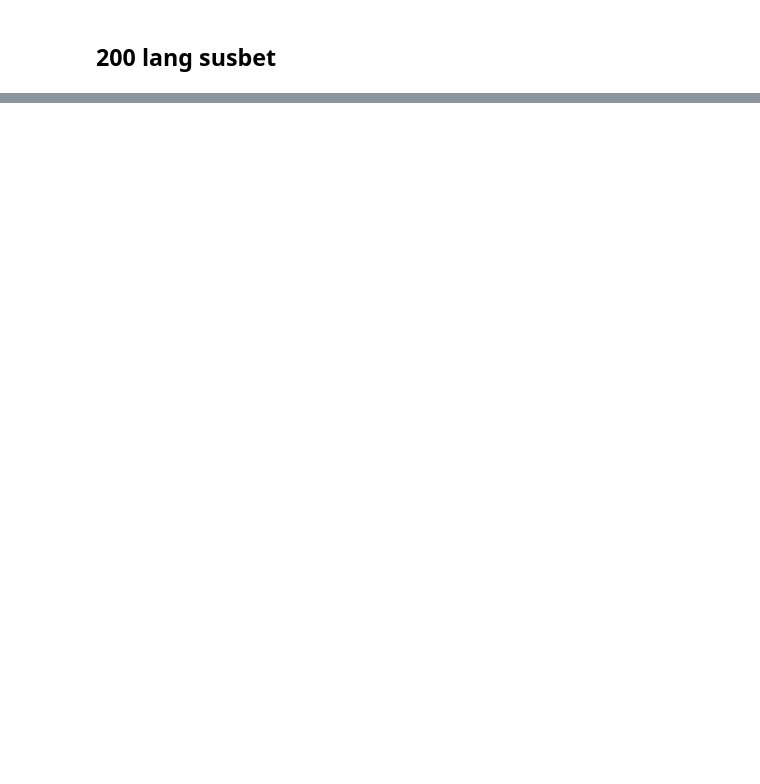
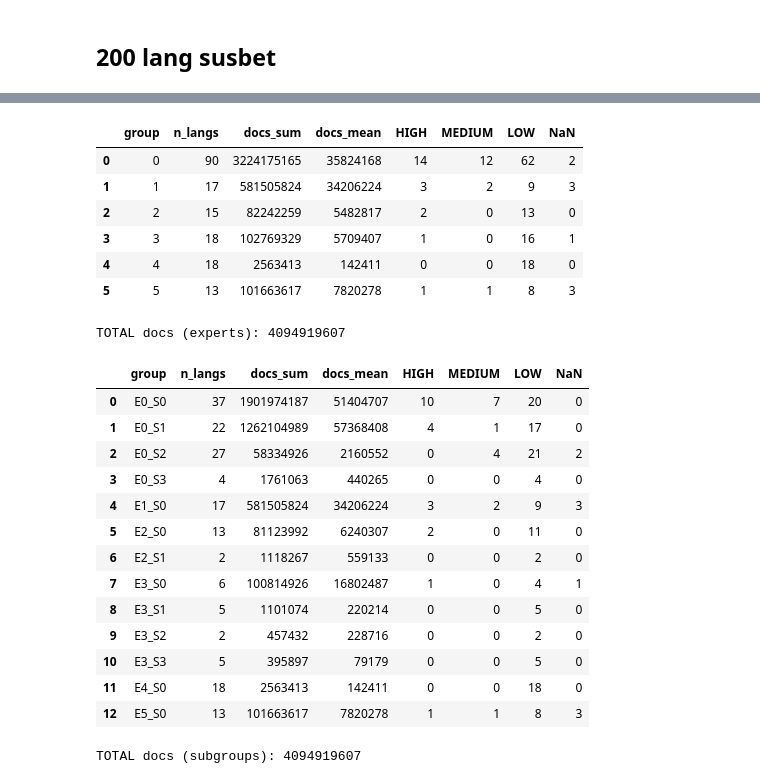
Before and after one commit to dice-group/HTYLLM-PG, a Jupyter notebook: approaches/CoLA/tools/two_stage_clustering/language_family_tree_based.ipynb, the cells around one changed output, grey strips where cells are left out. Cells and saved outputs as stored; diff of their text form; code cells hidden in the pictures; blank space fills up the shorter version.

```diff
--- a/approaches/CoLA/tools/two_stage_clustering/language_family_tree_based.ipynb
+++ b/approaches/CoLA/tools/two_stage_clustering/language_family_tree_based.ipynb
@@ -553,0 +657,16 @@ Expert 5
+# %%
+expert_subgroups = {}
+for e_idx, exp_codes in experts.items():
+    expert_subgroups[e_idx] = subcluster_expert(
+        exp_codes,
+        codes,
+        matrix,
+        k_max=6,
+        min_subgroup_size=2,
+        quality_threshold=0.9
+    )
+
+display_expert_subgroups(expert_subgroups, df)
+
+plot_expert_subgroups(matrix, codes, expert_subgroups, df, method="umap")
+plot_expert_subgroups(matrix, codes, expert_subgroups, df, method="mds")
@@ -553,0 +753,39 @@ Expert 5
+# %%
+expert_stats = group_stats(experts, df)
+display(expert_stats)
+print("TOTAL docs (experts):", expert_stats.docs_sum.sum())
+
+
+subgroup_flat = {
+    f"E{e}_S{s}": sg
+    for e, subs in expert_subgroups.items()
+    for s, sg in enumerate(subs)
+}
+
+subgroup_stats = group_stats(subgroup_flat, df)
+display(subgroup_stats)
+print("TOTAL docs (subgroups):", subgroup_stats.docs_sum.sum())
+# %% [output]
+|  | group | n_langs | docs_sum | docs_mean | HIGH | MEDIUM | LOW | NaN |
+| 0 | 0 | 90 | 3224175165 | 35824168 | 14 | 12 | 62 | 2 |
+| 1 | 1 | 17 | 581505824 | 34206224 | 3 | 2 | 9 | 3 |
+| 2 | 2 | 15 | 82242259 | 5482817 | 2 | 0 | 13 | 0 |
+| 3 | 3 | 18 | 102769329 | 5709407 | 1 | 0 | 16 | 1 |
+| 4 | 4 | 18 | 2563413 | 142411 | 0 | 0 | 18 | 0 |
+| 5 | 5 | 13 | 101663617 | 7820278 | 1 | 1 | 8 | 3 |
+TOTAL docs (experts): 4094919607
+|  | group | n_langs | docs_sum | docs_mean | HIGH | MEDIUM | LOW | NaN |
+| 0 | E0_S0 | 37 | 1901974187 | 51404707 | 10 | 7 | 20 | 0 |
+| 1 | E0_S1 | 22 | 1262104989 | 57368408 | 4 | 1 | 17 | 0 |
+| 2 | E0_S2 | 27 | 58334926 | 2160552 | 0 | 4 | 21 | 2 |
+| 3 | E0_S3 | 4 | 1761063 | 440265 | 0 | 0 | 4 | 0 |
+| 4 | E1_S0 | 17 | 581505824 | 34206224 | 3 | 2 | 9 | 3 |
+| 5 | E2_S0 | 13 | 81123992 | 6240307 | 2 | 0 | 11 | 0 |
+| 6 | E2_S1 | 2 | 1118267 | 559133 | 0 | 0 | 2 | 0 |
+| 7 | E3_S0 | 6 | 100814926 | 16802487 | 1 | 0 | 4 | 1 |
+| 8 | E3_S1 | 5 | 1101074 | 220214 | 0 | 0 | 5 | 0 |
+| 9 | E3_S2 | 2 | 457432 | 228716 | 0 | 0 | 2 | 0 |
+| 10 | E3_S3 | 5 | 395897 | 79179 | 0 | 0 | 5 | 0 |
+| 11 | E4_S0 | 18 | 2563413 | 142411 | 0 | 0 | 18 | 0 |
+| 12 | E5_S0 | 13 | 101663617 | 7820278 | 1 | 1 | 8 | 3 |
+TOTAL docs (subgroups): 4094919607
```
Also changed, not shown: parts of 5 cells of this notebook.
